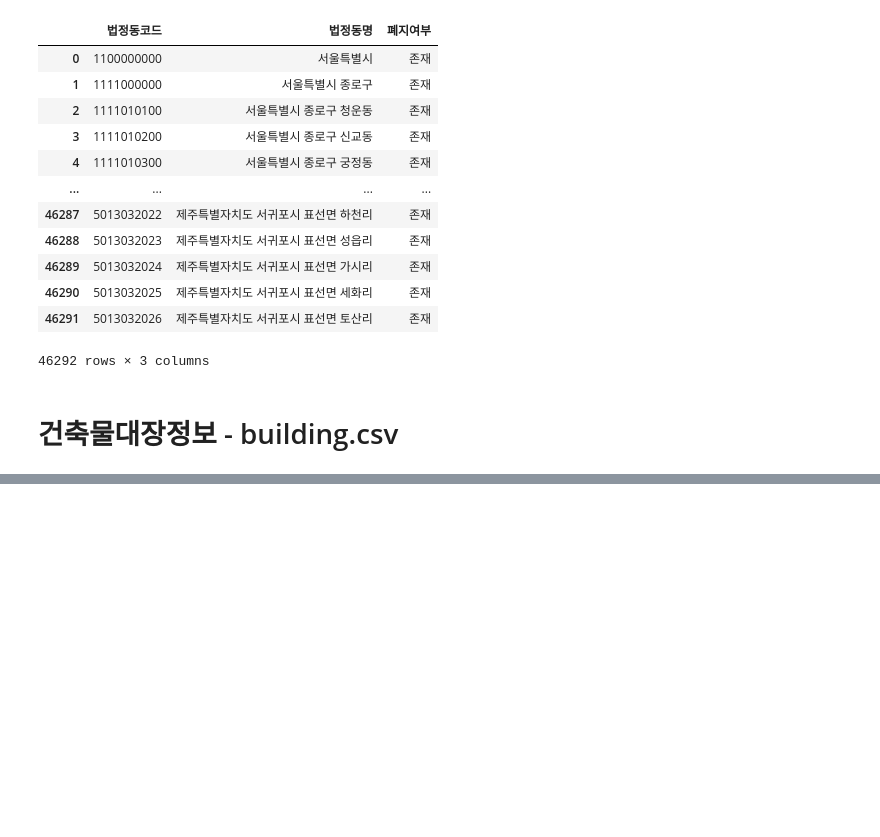
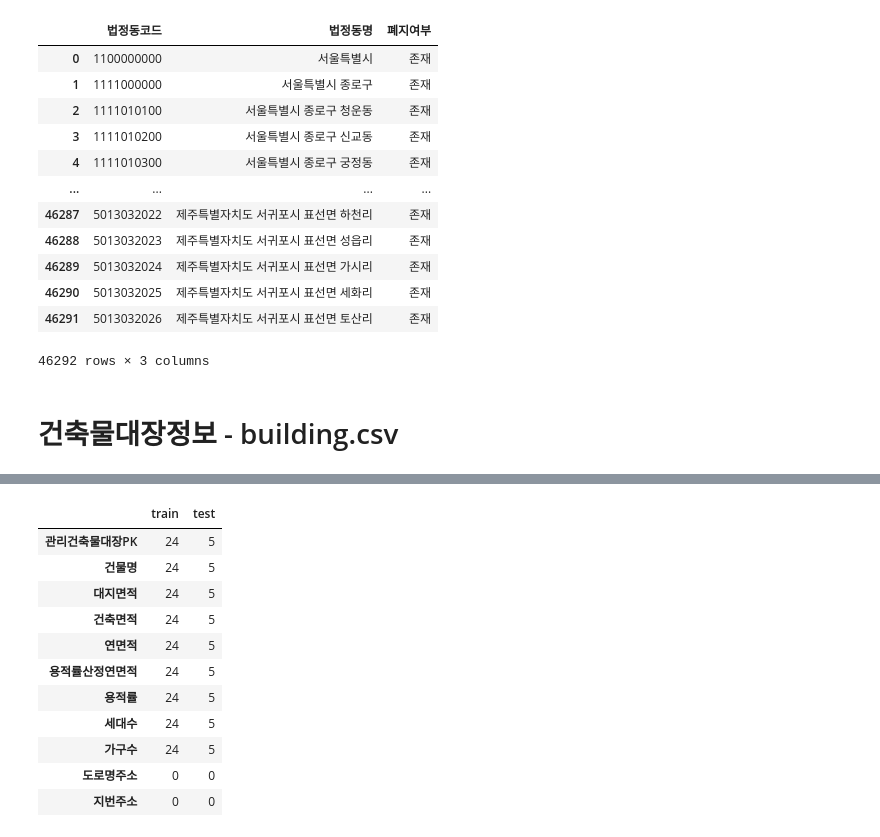
Before and after one commit to whdbfla6/Daesamanlap, a Jupyter notebook: External2/건축연면적크롤링0708.ipynb, the cells around one changed output, grey strips where cells are left out. Saved outputs shown, nothing was run; the diff lists cells and outputs as text; code cells hidden in the pictures; blank space fills up the shorter version.

Commit message:
yumin_building_final

```diff
--- a/External2/건축연면적크롤링0708.ipynb
+++ b/External2/건축연면적크롤링0708.ipynb
@@ -308,4 +355,23 @@ building_tst = get_building(trans_address_tst, new_address_tst,k_var,v_var,API_K
 # %%
-filepath = "../External3"
+filepath = "../External2"
 building_tr.to_csv(os.path.join(filepath,"building_tr.csv"),index=False)
 building_tst.to_csv(os.path.join(filepath,"building_tst.csv"),index=False)
+# %%
+building_tr = pd.read_csv(os.path.join(filepath,"building_tr.csv"))
+building_tst = pd.read_csv(os.path.join(filepath,"building_tst.csv"))
+# NA 개수
+pd.DataFrame({'train':building_tr.isna().sum(),
+              'test':building_tst.isna().sum()})
+# %% [output]
+|  | train | test |
+| 관리건축물대장PK | 24 | 5 |
+| 건물명 | 24 | 5 |
+| 대지면적 | 24 | 5 |
+| 건축면적 | 24 | 5 |
+| 연면적 | 24 | 5 |
+| 용적률산정연면적 | 24 | 5 |
+| 용적률 | 24 | 5 |
+| 세대수 | 24 | 5 |
+| 가구수 | 24 | 5 |
+| 도로명주소 | 0 | 0 |
+| 지번주소 | 0 | 0 |
```
Also changed, not shown: parts of 8 cells of this notebook, 2 other files.
